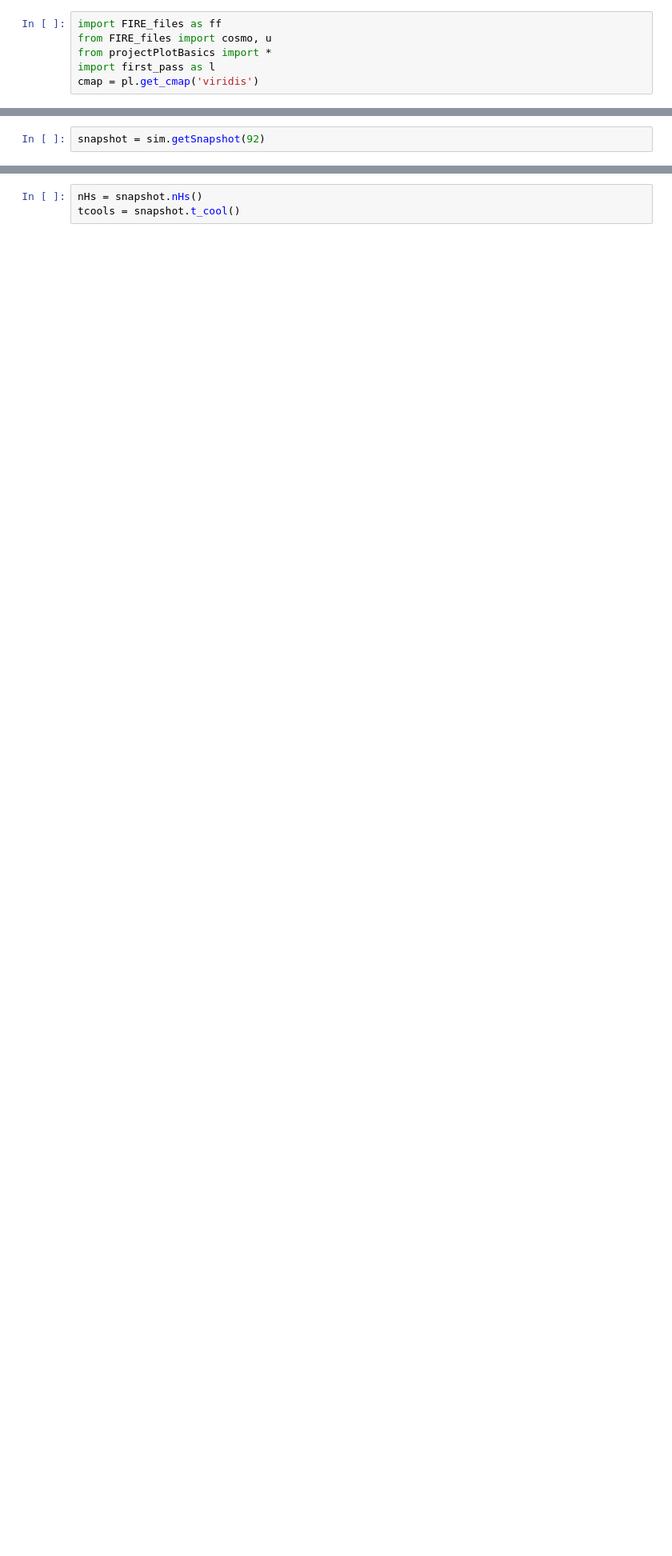
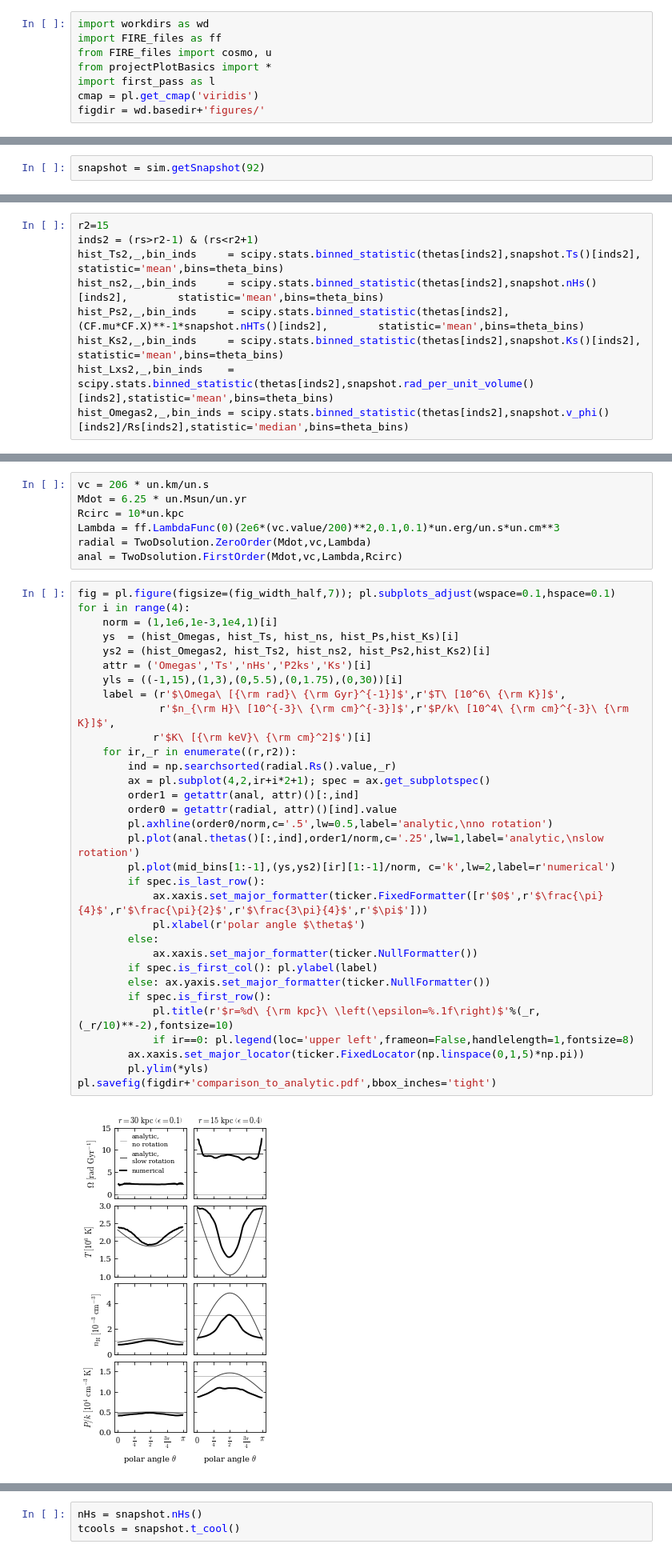
Before and after one commit to JonathanSternAstro/gizmo_analysis, a Jupyter notebook: ipynb/subsonic_solution/snapshot_map.ipynb, the cells around one changed output, grey strips where cells are left out. Shown: that part at 80% size. Saved outputs shown, nothing was run; the diff lists cells and outputs as text; blank space fills up the shorter version.

```diff
--- a/ipynb/subsonic_solution/snapshot_map.ipynb
+++ b/ipynb/subsonic_solution/snapshot_map.ipynb
@@ -8,9 +8,11 @@ import scipy, scipy.stats
 from matplotlib import ticker, patches
 sys.path.append('../../pysrc')
 # %%
+import workdirs as wd
 import FIRE_files as ff
 from FIRE_files import cosmo, u
 from projectPlotBasics import *
 import first_pass as l
 cmap = pl.get_cmap('viridis')
+figdir = wd.basedir+'figures/'
 # %% [output]
@@ -37,0 +139,9 @@ snapshot = sim.getSnapshot(92)
+# %%
+r2=15
+inds2 = (rs>r2-1) & (rs<r2+1)
+hist_Ts2,_,bin_inds     = scipy.stats.binned_statistic(thetas[inds2],snapshot.Ts()[inds2],        statistic='mean',bins=theta_bins)
+hist_ns2,_,bin_inds     = scipy.stats.binned_statistic(thetas[inds2],snapshot.nHs()[inds2],        statistic='mean',bins=theta_bins)
+hist_Ps2,_,bin_inds     = scipy.stats.binned_statistic(thetas[inds2],(CF.mu*CF.X)**-1*snapshot.nHTs()[inds2],        statistic='mean',bins=theta_bins)
+hist_Ks2,_,bin_inds     = scipy.stats.binned_statistic(thetas[inds2],snapshot.Ks()[inds2],        statistic='mean',bins=theta_bins)
+hist_Lxs2,_,bin_inds    = scipy.stats.binned_statistic(thetas[inds2],snapshot.rad_per_unit_volume()[inds2],statistic='mean',bins=theta_bins)
+hist_Omegas2,_,bin_inds = scipy.stats.binned_statistic(thetas[inds2],snapshot.v_phi()[inds2]/Rs[inds2],statistic='median',bins=theta_bins)
@@ -37,0 +159,41 @@ snapshot = sim.getSnapshot(92)
+# %%
+vc = 206 * un.km/un.s
+Mdot = 6.25 * un.Msun/un.yr
+Rcirc = 10*un.kpc
+Lambda = ff.LambdaFunc(0)(2e6*(vc.value/200)**2,0.1,0.1)*un.erg/un.s*un.cm**3
+radial = TwoDsolution.ZeroOrder(Mdot,vc,Lambda)
+anal = TwoDsolution.FirstOrder(Mdot,vc,Lambda,Rcirc)
+# %%
+fig = pl.figure(figsize=(fig_width_half,7)); pl.subplots_adjust(wspace=0.1,hspace=0.1)
+for i in range(4):
+    norm = (1,1e6,1e-3,1e4,1)[i]
+    ys  = (hist_Omegas, hist_Ts, hist_ns, hist_Ps,hist_Ks)[i]
+    ys2 = (hist_Omegas2, hist_Ts2, hist_ns2, hist_Ps2,hist_Ks2)[i]
+    attr = ('Omegas','Ts','nHs','P2ks','Ks')[i]
+    yls = ((-1,15),(1,3),(0,5.5),(0,1.75),(0,30))[i]
+    label = (r'$\Omega\ [{\rm rad}\ {\rm Gyr}^{-1}]$',r'$T\ [10^6\ {\rm K}]$',
+             r'$n_{\rm H}\ [10^{-3}\ {\rm cm}^{-3}]$',r'$P/k\ [10^4\ {\rm cm}^{-3}\ {\rm K}]$',
+            r'$K\ [{\rm keV}\ {\rm cm}^2]$')[i]
+    for ir,_r in enumerate((r,r2)):
+        ind = np.searchsorted(radial.Rs().value,_r)
+        ax = pl.subplot(4,2,ir+i*2+1); spec = ax.get_subplotspec()
+        order1 = getattr(anal, attr)()[:,ind]
+        order0 = getattr(radial, attr)()[ind].value
+        pl.axhline(order0/norm,c='.5',lw=0.5,label='analytic,\nno rotation')
+        pl.plot(anal.thetas()[:,ind],order1/norm,c='.25',lw=1,label='analytic,\nslow rotation')
+        pl.plot(mid_bins[1:-1],(ys,ys2)[ir][1:-1]/norm, c='k',lw=2,label=r'numerical')
+        if spec.is_last_row():
+            ax.xaxis.set_major_formatter(ticker.FixedFormatter([r'$0$',r'$\frac{\pi}{4}$',r'$\frac{\pi}{2}$',r'$\frac{3\pi}{4}$',r'$\pi$']))
+            pl.xlabel(r'polar angle $\theta$')
+        else:
+            ax.xaxis.set_major_formatter(ticker.NullFormatter())
+        if spec.is_first_col(): pl.ylabel(label)
+        else: ax.yaxis.set_major_formatter(ticker.NullFormatter())
+        if spec.is_first_row():
+            pl.title(r'$r=%d\ {\rm kpc}\ \left(\epsilon=%.1f\right)$'%(_r,(_r/10)**-2),fontsize=10)
+            if ir==0: pl.legend(loc='upper left',frameon=False,handlelength=1,fontsize=8)
+        ax.xaxis.set_major_locator(ticker.FixedLocator(np.linspace(0,1,5)*np.pi))
+        pl.ylim(*yls)
+pl.savefig(figdir+'comparison_to_analytic.pdf',bbox_inches='tight')
+# %% [output]
+[figure, added]
```
Also changed, not shown: parts of 34 cells of this notebook, 1 other file.
